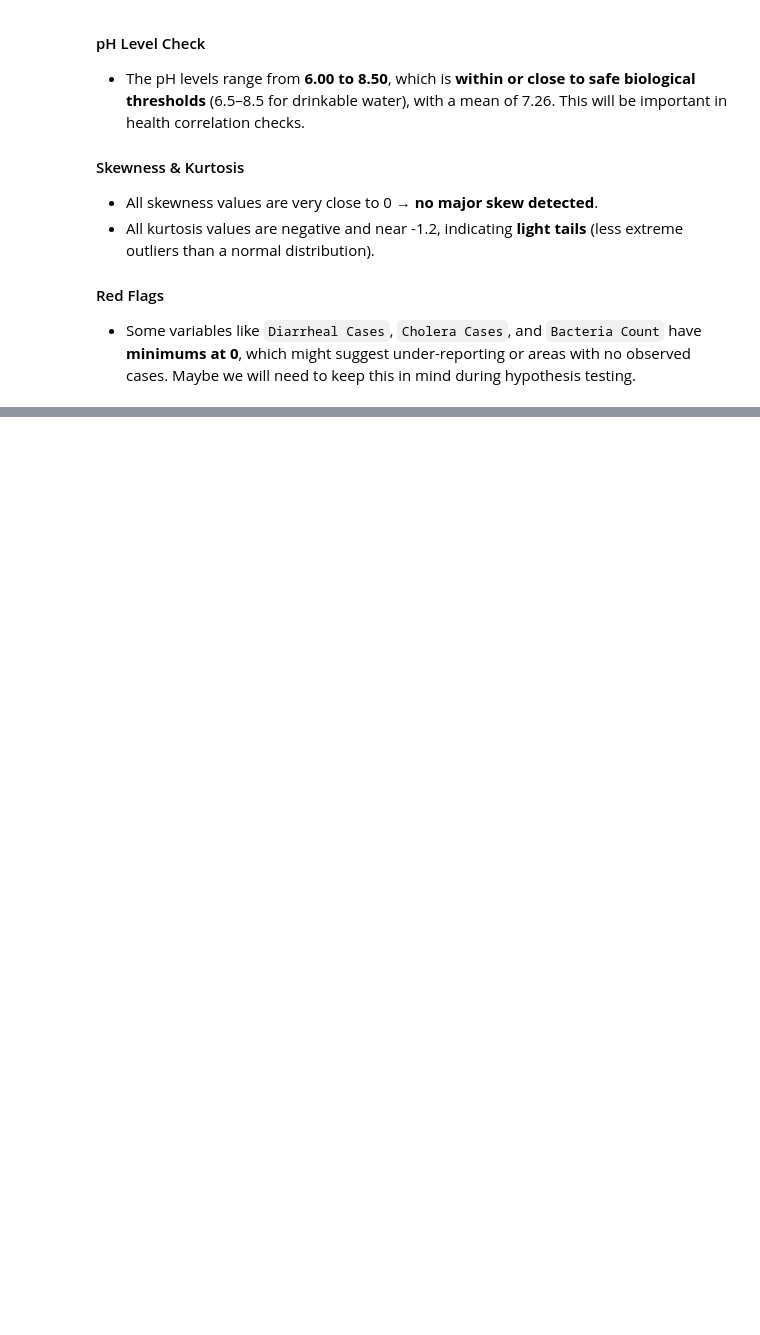
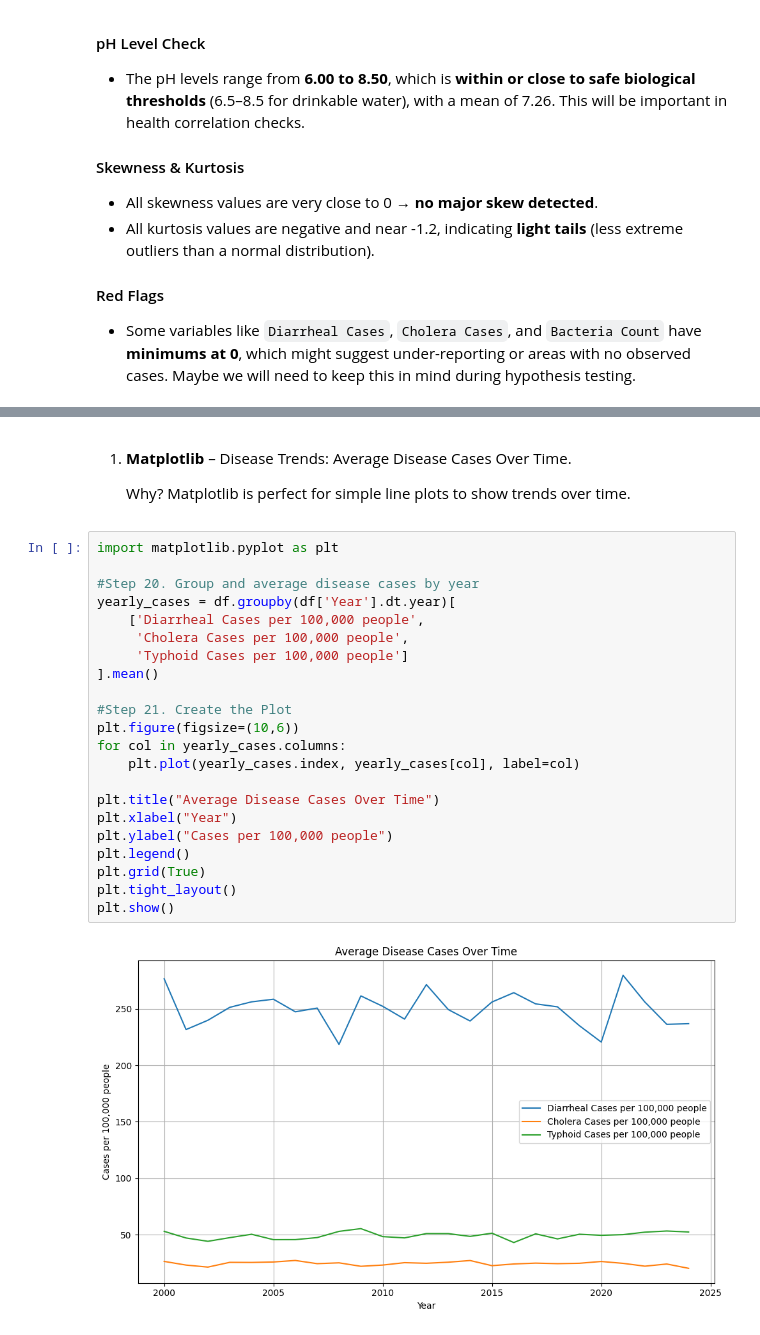
Before and after one commit to Sashafirce/water_pollution_and_health_risk_explorer, a Jupyter notebook: jupyter_notebooks/water_pollution_and_disease_outbreaks.ipynb, the cells around one changed output, grey strips where cells are left out. Cells and saved outputs as stored; diff of their text form; blank space fills up the shorter version.

Commit message:
Edited: Jupyter notebook visual exploration

```diff
--- a/jupyter_notebooks/water_pollution_and_disease_outbreaks.ipynb
+++ b/jupyter_notebooks/water_pollution_and_disease_outbreaks.ipynb
@@ -130,0 +244,28 @@ This statistical summary provides a foundational understanding of the dataset be
+# %% [markdown]
+1. **Matplotlib** – Disease Trends: Average Disease Cases Over Time.
+
+   Why? Matplotlib is perfect for simple line plots to show trends over time.
+# %%
+import matplotlib.pyplot as plt
+
+#Step 20. Group and average disease cases by year
+yearly_cases = df.groupby(df['Year'].dt.year)[
+    ['Diarrheal Cases per 100,000 people',
+     'Cholera Cases per 100,000 people',
+     'Typhoid Cases per 100,000 people']
+].mean()
+
+#Step 21. Create the Plot
+plt.figure(figsize=(10,6))
+for col in yearly_cases.columns:
+    plt.plot(yearly_cases.index, yearly_cases[col], label=col)
+
+plt.title("Average Disease Cases Over Time")
+plt.xlabel("Year")
+plt.ylabel("Cases per 100,000 people")
+plt.legend()
+plt.grid(True)
+plt.tight_layout()
+plt.show()
+# %% [output]
+[figure, added]
```
Also changed, not shown: parts of 23 cells of this notebook.
